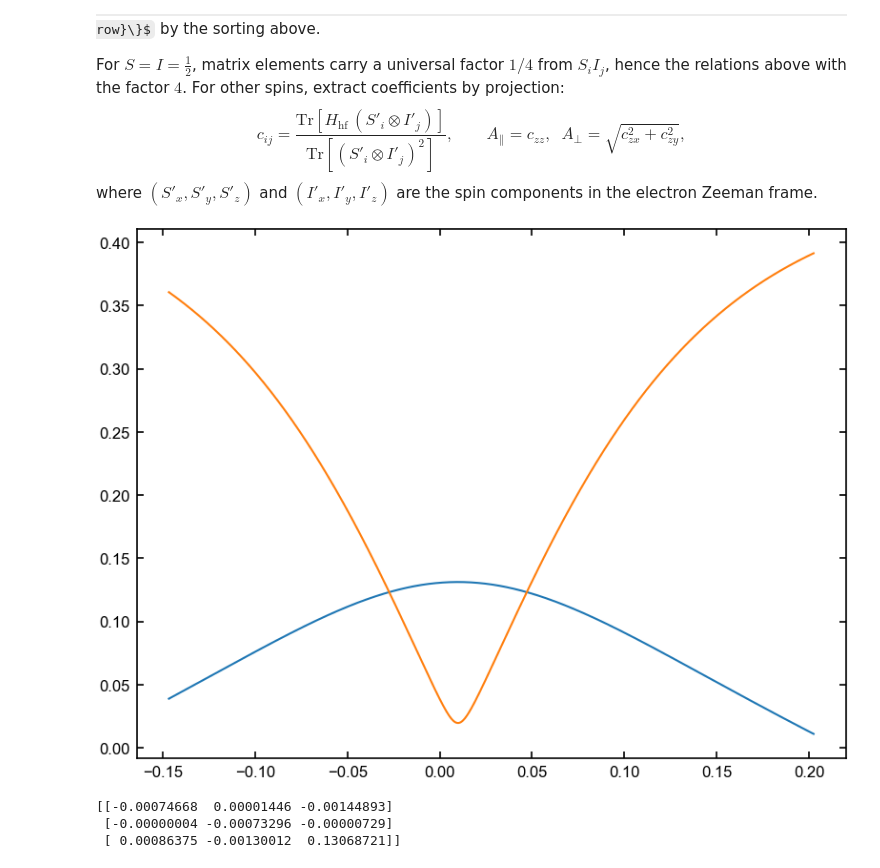
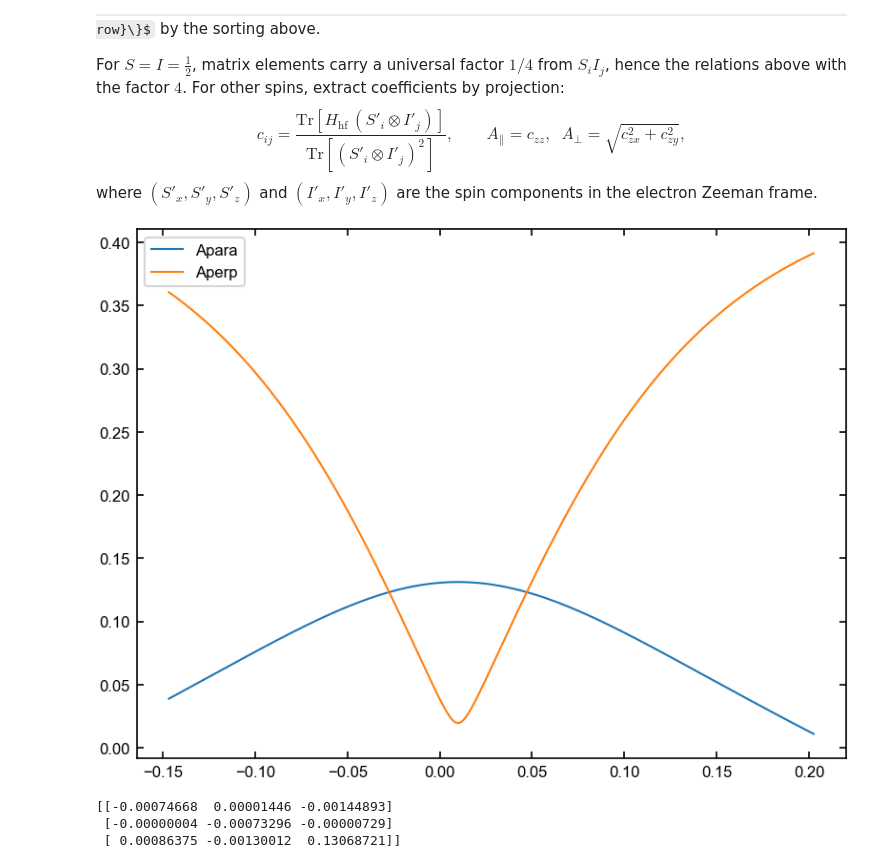
Before and after one commit to leonmyk/Spectroscopy_Hamiltonian_fitter-, a Jupyter notebook: nuclear_nuclear_coupling.ipynb, the cells around one changed output. Saved outputs shown, nothing was run; the diff lists cells and outputs as text; code cells hidden in the pictures; some formulas as TeX source.

```diff
--- a/nuclear_nuclear_coupling.ipynb
+++ b/nuclear_nuclear_coupling.ipynb
@@ -554,34 +740,35 @@ ax = -0.7 * np.pi / 180
 
 thetas =  1.6 /360*2*np.pi + np.linspace(-10 /360*2*np.pi, 10 /360*2*np.pi,1000)
 phi_0 = 0.146 /360*2*np.pi
 psi_0 = 0.368 /360*2*np.pi
 
 b0 = 436.917
 for theta in thetas :
 
     bx = b0 * (np.sin(theta) * np.sin(phi_0) - np.cos(theta) * np.sin(psi_0) * np.cos(phi_0))
     by = b0 * (np.sin(theta) * np.cos(phi_0) + np.cos(theta) * np.sin(psi_0) * np.sin(phi_0))
     bz = b0 * np.cos(theta) * np.cos(psi_0)
 
 
     B_field = (bx, by, bz)
     rotated_b_field = rotmat_yz(ay) @ rotmat_xz(ax) @ B_field
 
     n_e = _electron_axis(rotated_b_field, g_Er)              # electron axis || g^T B
     n_n = np.asarray(rotated_b_field, float)
     Tdd = get_hyperfine_tensor(g_Er, mu_Nb, W_pos[9, 1:])
     R_left, R_right = get_rotations(n_e, n_n)
     A_p = R_left @ Tdd @ R_right.T   # transpose on the nuclear rotationA_par = R_left @ Tdd @ R_right
     A_par = A_p[2,2]
     A_per = np.sqrt(A_p[2,0]**2+A_p[0,2]**2)
     A_paras.append(A_par)
     A_perps.append(A_per)
 
 plt.plot(thetas,A_paras, label = 'Apara')
 plt.plot(thetas,A_perps, label = 'Aperp')
+plt.legend()
 plt.show()
 # %% [output]
-[figure, old version]
+[figure, new version]
 # %%
 # Define physical quantization axes
 n_e = _electron_axis(rotated_b_field, g_Er)              # electron axis || g^T B
```
Also changed, not shown: parts of 4 cells of this notebook, 7 other files.
